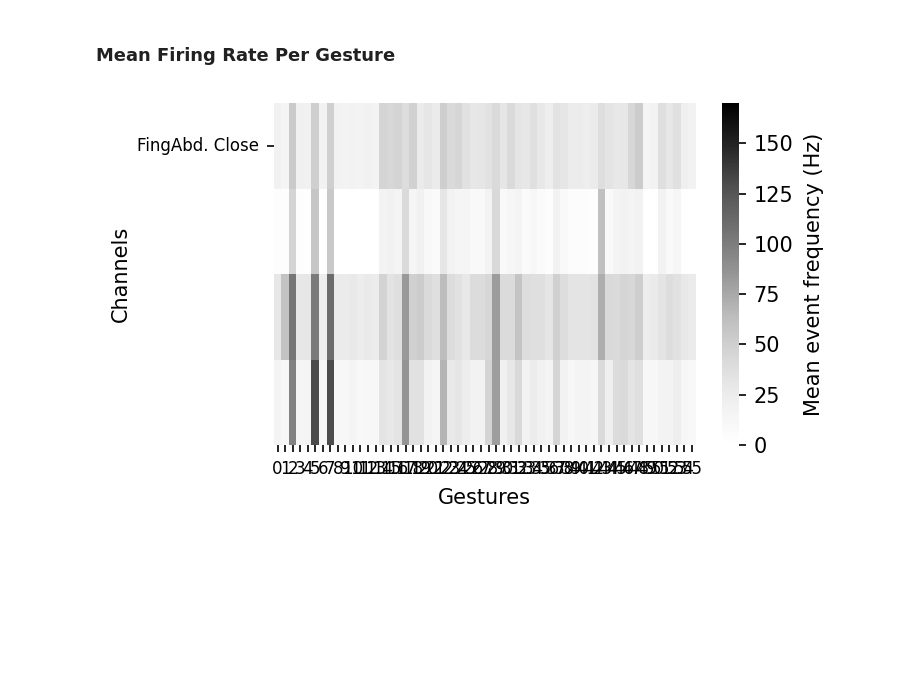
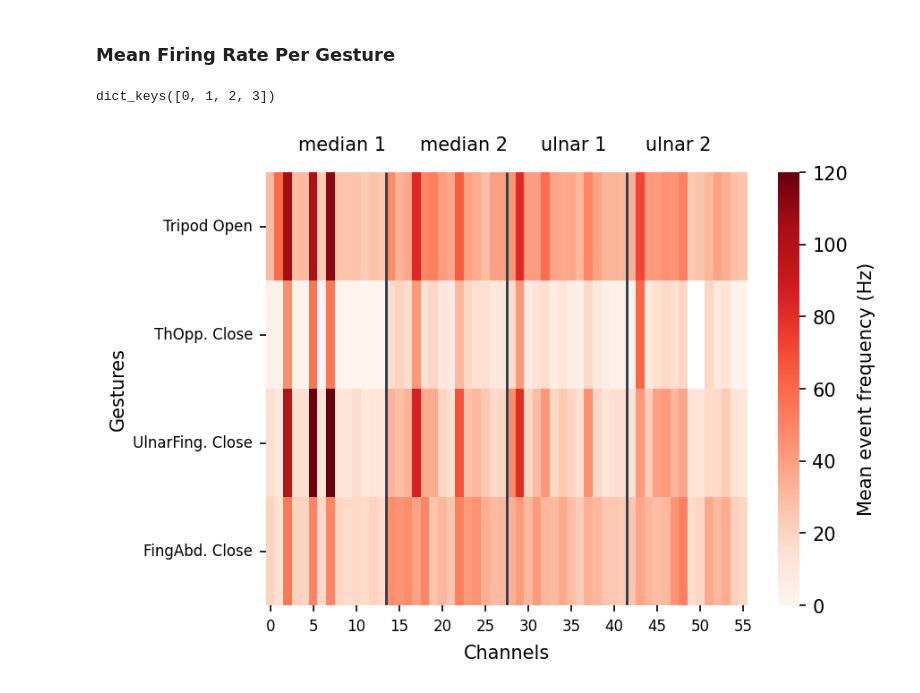
Before and after one commit to FarahBaracat/gest_classification_eng, a Jupyter notebook: notebooks/encode_analysis.ipynb, the cells around one changed output. Cells and saved outputs as stored; diff of their text form; code cells hidden in the pictures; blank space fills up the shorter version.

Commit message:
refactor radar plot for encoded channels

```diff
--- a/notebooks/encode_analysis.ipynb
+++ b/notebooks/encode_analysis.ipynb
@@ -675,3 +708,7 @@ plt.show()
 [figure]
 # %% [markdown]
 ### Mean Firing Rate Per Gesture
+# %%
+CLASS_TO_GEST.keys()
+# %% [output]
+dict_keys([0, 1, 2, 3])
@@ -678,19 +723,30 @@ plt.show()
 # %%
-fig = plt.figure(figsize=(5,3))
+fig = plt.figure(figsize=(6,4))
 ax = fig.add_subplot(111)
 
 # uplot.plot_heatmap(mean_sp_transp, ax=ax, cbar=True, cbar_label='Mean event frequency (Hz)',yticks_label=mean_sp_transp.index,
 #                    xticks_label=mean_sp_transp.columns, yticks_step=5, xticks_step=1,
 #                   title="",xlabel='Gestures', vmin=0, vmax=170, cmap='Greys')
+mean_sp_count_ordered = mean_sp_count.T[list(CLASS_TO_GEST.values())].T
+uplot.plot_heatmap(mean_sp_count_ordered, ax=ax, cbar=True, cbar_label='Mean event frequency (Hz)',
+                   yticks_label=mean_sp_count_ordered.index,
+                   xticks_label=mean_sp_count_ordered.columns, yticks_step=1, xticks_step=5,
+                  title="",ylabel='Gestures', xlabel='Channels', vmin=0, vmax=120, cmap='Reds')
+for e, electrode in enumerate(eng_dataset.nerves_ch_group.keys()):
+    if e > 0:
+        ax.vlines(eng_dataset.nerves_ch_group[electrode][0], 0, 4, linestyle='solid', linewidth=1.4,
+                  colors=COLOR_DICT['midnight_blue'])
 
-uplot.plot_heatmap(mean_sp_count, ax=ax, cbar=True, cbar_label='Mean event frequency (Hz)',
-                   yticks_label=mean_sp_count.index,
-                   xticks_label=mean_sp_count.columns, yticks_step=5, xticks_step=1,
-                  title="",ylabel='Gestures', vmin=0, vmax=170, cmap='Greys')
+    # add electrode annotation
+    if e<2:
+        fig.text(0.26+0.15*e, 0.99 , f'{modify_electrode_string(electrode.value)}')
+    else:
+        fig.text(0.3+0.13*e, 0.99 , f'{modify_electrode_string(electrode.value)}')
 
+fig.tight_layout()
 # save figures
 if save_figs:
     filename = f"day{DAY}{SESSION}_avg_spike_freq_taumem_{float(tau_mem)}_vth_{vth}_pinch_{sel_gest[0].phase}.png"
-    fig.savefig(os.path.join(FIG_DIR, filename), dpi=300)
+    fig.savefig(os.path.join(FIG_DIR, filename), dpi=300, bbox_inches='tight')
 # %% [output]
-[figure, old version]
+[figure, new version]
```
Also changed, not shown: parts of 5 cells of this notebook, 1 other file.
